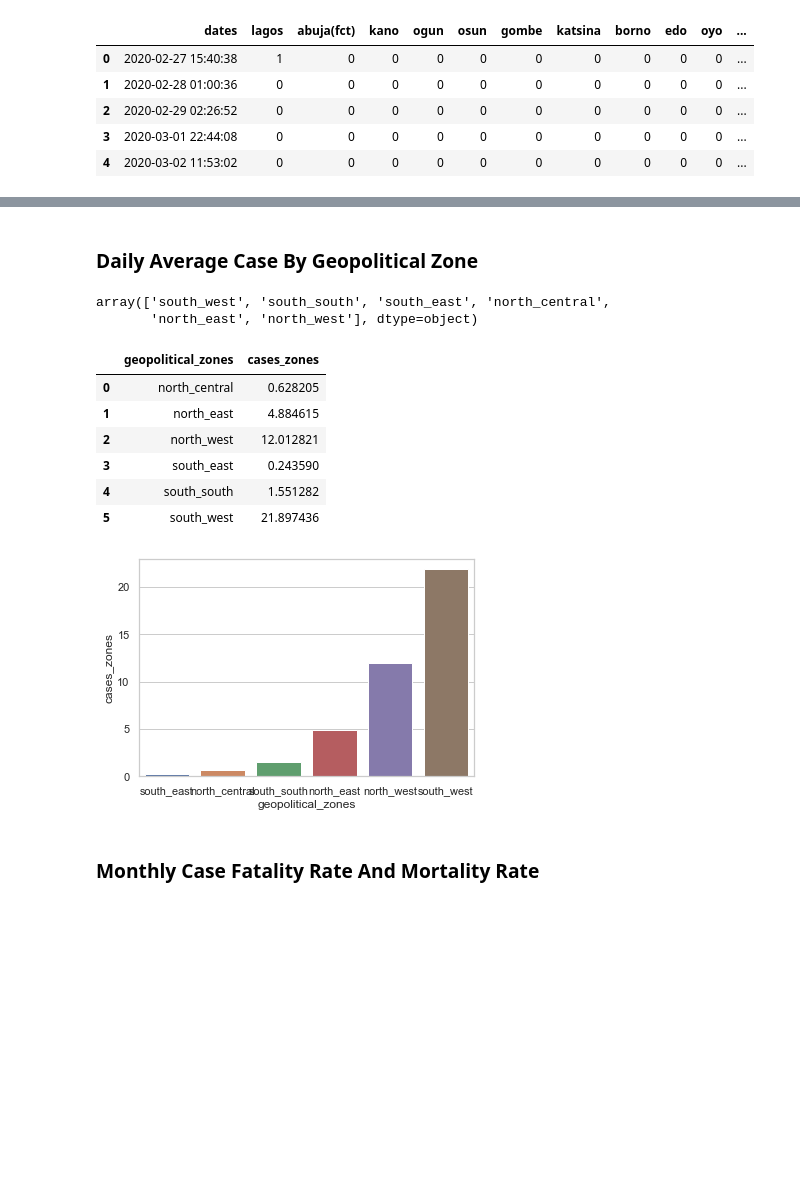
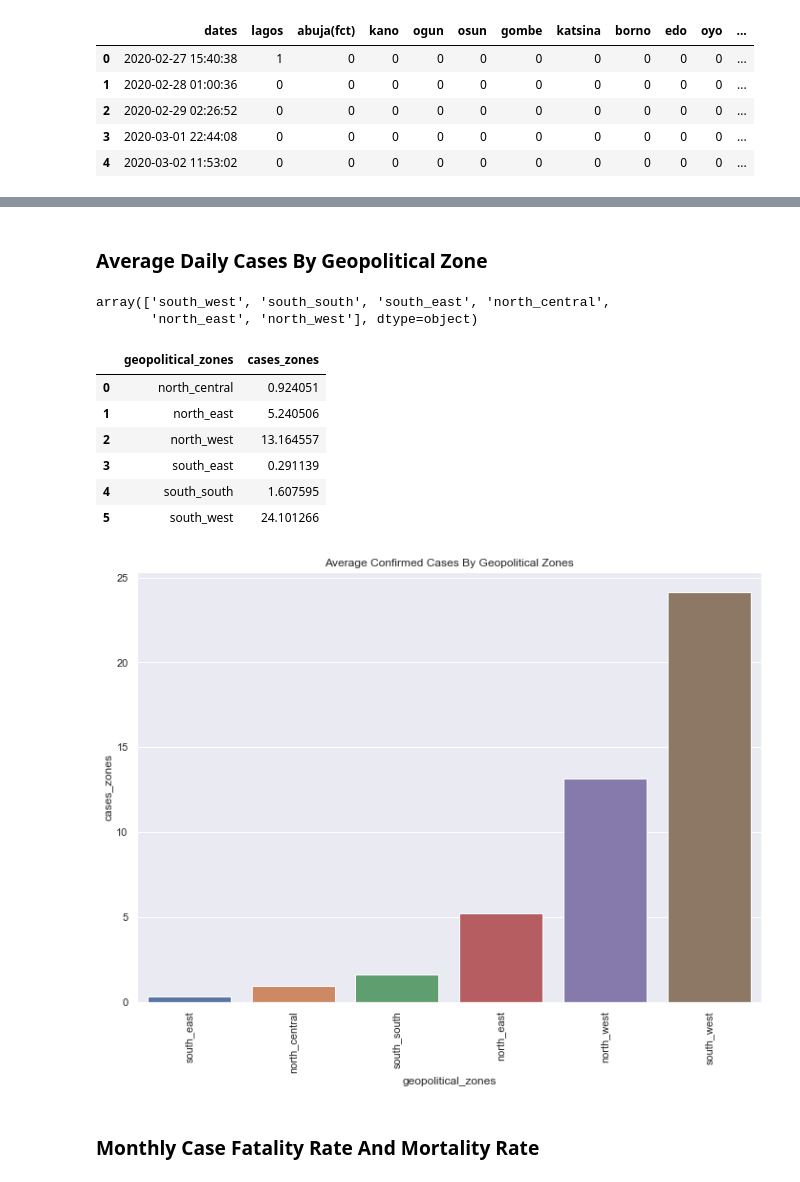
Before and after one commit to ajakaiye33/covid19Naija, a Jupyter notebook: covid19Naija/Covid_19_Cases_Nigeria_Analysis.ipynb, the cells around one changed output, grey strips where cells are left out. Saved outputs shown, nothing was run; the diff lists cells and outputs as text; code cells hidden in the pictures; blank space fills up the shorter version.

```diff
--- a/covid19Naija/Covid_19_Cases_Nigeria_Analysis.ipynb
+++ b/covid19Naija/Covid_19_Cases_Nigeria_Analysis.ipynb
@@ -132,8 +133,4 @@ exp_wip_col_clean['total_daily_cases'].tail()
 Name: total_daily_cases, dtype: int64
-# %%
-#extract case fatality rate/day
-# Number of death/ number of cases * 100
-exp_wip_col_clean['case_fatality_rate'] = (exp_wip_col_clean['death'] / exp_wip_col_clean['total_daily_cases']) * 100
 # %%
 exp_wip_col_clean['death'].tail()
 # %% [output]
@@ -167,7 +155,7 @@ Index(['dates', 'lagos', 'abuja', 'kano', 'ogun', 'osun', 'gombe', 'katsina',
 # %%
 # implement tidy data principles; melt individual states into one column:'states'
 #and geopolitical zone into 'zones'
-tidy_covid1 = exp_wip_col_clean.melt(id_vars=['dates','discharged_recovered', 'death','total_daily_cases', 'case_fatality_rate','south_west','south_south', 'south_east', 'north_central','north_east','north_west'],
+tidy_covid1 = exp_wip_col_clean.melt(id_vars=['dates','discharged_recovered', 'death','total_daily_cases','south_west','south_south', 'south_east', 'north_central','north_east','north_west'],
                                    value_vars=['lagos', 'abuja', 'kano', 'ogun', 'osun', 'gombe', 'katsina','borno', 'edo', 'oyo', 'kwara', 'akwa_ibom', 'bauchi', 'kaduna','ekiti', 'ondo', 'delta', 'rivers', 'jigawa', 'enugu', 'niger', 'abia','zamfara', 'sokoto', 'benue', 'anambra', 'adamawa', 'plateau', 'imo','kebbi', 'kogi', 'nasarawa', 'taraba', 'yobe', 'bayelsa', 'ebonyi','cross_river'],
                                    var_name='states', value_name='cases_state')
 # %%
@@ -182,5 +170,6 @@ tidy_covid1.head()
 # %%
-tidy_covid_all = tidy_covid1.melt(id_vars=['dates','discharged_recovered', 'death','total_daily_cases', 'case_fatality_rate','states','cases_state'], value_vars=['south_west','south_south', 'south_east', 'north_central','north_east','north_west'],
+#collapse zones into one column
+tidy_covid_all = tidy_covid1.melt(id_vars=['dates','discharged_recovered', 'death','total_daily_cases','states','cases_state'], value_vars=['south_west','south_south', 'south_east', 'north_central','north_east','north_west'],
                                  var_name='geopolitical_zones', value_name='cases_zones')
 # %%
 tidy_covid_all.tail()
@@ -194,5 +183,5 @@ tidy_covid_all.tail()
 # %% [markdown]
-###  Daily Average Case By Geopolitical Zone
+###  Average Daily Cases By Geopolitical Zone
 # %%
 tidy_covid_all['geopolitical_zones'].unique()
 # %% [output]
@@ -204,16 +193,19 @@ average_zones_cases = tidy_covid_all.groupby('geopolitical_zones').agg({'cases_z
 average_zones_cases
 # %% [output]
 |  | geopolitical_zones | cases_zones |
-| 0 | north_central | 0.628205 |
-| 1 | north_east | 4.884615 |
-| 2 | north_west | 12.012821 |
-| 3 | south_east | 0.243590 |
-| 4 | south_south | 1.551282 |
-| 5 | south_west | 21.897436 |
+| 0 | north_central | 0.924051 |
+| 1 | north_east | 5.240506 |
+| 2 | north_west | 13.164557 |
+| 3 | south_east | 0.291139 |
+| 4 | south_south | 1.607595 |
+| 5 | south_west | 24.101266 |
 # %%
 sns.set(style='whitegrid')
 # %%
-
-sns.barplot(x='geopolitical_zones', y='cases_zones', data=average_zones_cases, order=['south_east','north_central','south_south','north_east','north_west','south_west']);
+sns.set(rc={'figure.figsize':(11.7,8.27)})
+ax = sns.barplot(x='geopolitical_zones', y='cases_zones', data=average_zones_cases, order=['south_east','north_central','south_south','north_east','north_west','south_west']);
+ax.set_title('Average Confirmed Cases By Geopolitical Zones')
+plt.xticks(rotation=90)
+plt.show()
 # %% [output]
-[figure, old version]
+[figure, new version]
```
Also changed, not shown: parts of 26 cells of this notebook, 2 other files.
